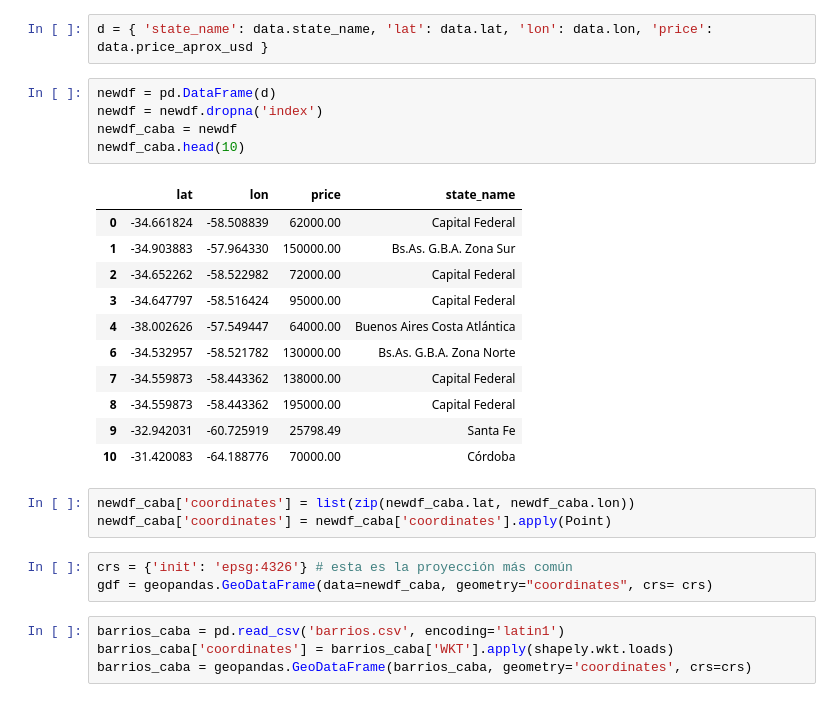
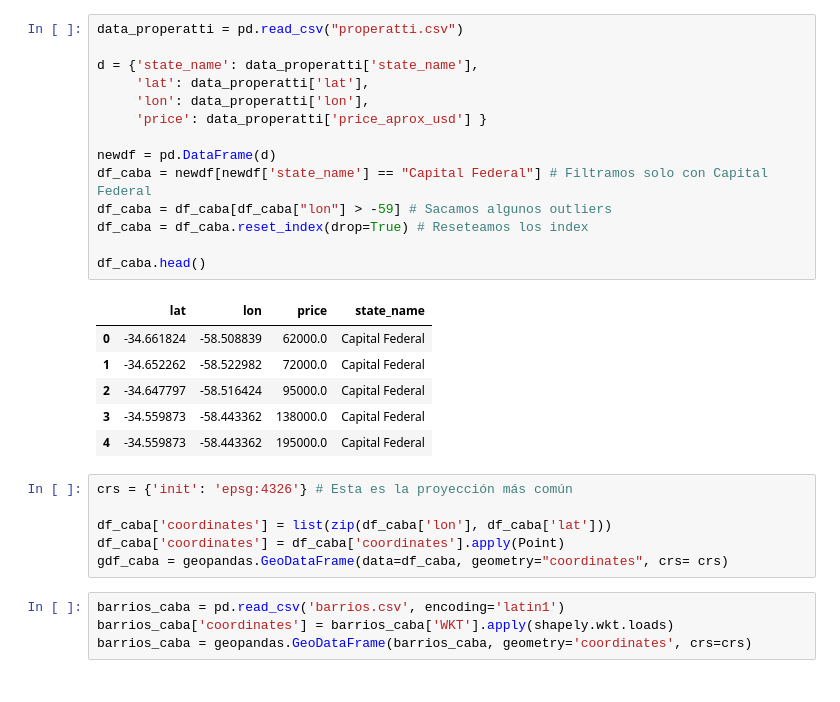
Before and after one commit to GabrielCasal/Digital_House, a Jupyter notebook: TP - SP.ipynb, the cells around one changed output. Cells and saved outputs as stored; diff of their text form.

```diff
--- a/TP - SP.ipynb
+++ b/TP - SP.ipynb
@@ -247,28 +30,30 @@ You should consider upgrading via the 'pip install --upgrade pip' command.
-# %%
-d = { 'state_name': data.state_name, 'lat': data.lat, 'lon': data.lon, 'price': data.price_aprox_usd }
-# %%
-newdf = pd.DataFrame(d)
-newdf = newdf.dropna('index')
-newdf_caba = newdf
-newdf_caba.head(10)
-# %% [output]
-|  | lat | lon | price | state_name |
-| 0 | -34.661824 | -58.508839 | 62000.00 | Capital Federal |
-| 1 | -34.903883 | -57.964330 | 150000.00 | Bs.As. G.B.A. Zona Sur |
-| 2 | -34.652262 | -58.522982 | 72000.00 | Capital Federal |
-| 3 | -34.647797 | -58.516424 | 95000.00 | Capital Federal |
-| 4 | -38.002626 | -57.549447 | 64000.00 | Buenos Aires Costa Atlántica |
-| 6 | -34.532957 | -58.521782 | 130000.00 | Bs.As. G.B.A. Zona Norte |
-| 7 | -34.559873 | -58.443362 | 138000.00 | Capital Federal |
-| 8 | -34.559873 | -58.443362 | 195000.00 | Capital Federal |
-| 9 | -32.942031 | -60.725919 | 25798.49 | Santa Fe |
-| 10 | -31.420083 | -64.188776 | 70000.00 | Córdoba |
-# %%
-newdf_caba['coordinates'] = list(zip(newdf_caba.lat, newdf_caba.lon))
-newdf_caba['coordinates'] = newdf_caba['coordinates'].apply(Point)
+# %%
+data_properatti = pd.read_csv("properatti.csv")
+
+d = {'state_name': data_properatti['state_name'],
+     'lat': data_properatti['lat'],
+     'lon': data_properatti['lon'],
+     'price': data_properatti['price_aprox_usd'] }
+
+newdf = pd.DataFrame(d)
+df_caba = newdf[newdf['state_name'] == "Capital Federal"] # Filtramos solo con Capital Federal
+df_caba = df_caba[df_caba["lon"] > -59] # Sacamos algunos outliers
+df_caba = df_caba.reset_index(drop=True) # Reseteamos los index
+
+df_caba.head()
+# %% [output]
+|  | lat | lon | price | state_name |
+| 0 | -34.661824 | -58.508839 | 62000.0 | Capital Federal |
+| 1 | -34.652262 | -58.522982 | 72000.0 | Capital Federal |
+| 2 | -34.647797 | -58.516424 | 95000.0 | Capital Federal |
+| 3 | -34.559873 | -58.443362 | 138000.0 | Capital Federal |
+| 4 | -34.559873 | -58.443362 | 195000.0 | Capital Federal |
 # %%
-crs = {'init': 'epsg:4326'} # esta es la proyección más común
-gdf = geopandas.GeoDataFrame(data=newdf_caba, geometry="coordinates", crs= crs)
+crs = {'init': 'epsg:4326'} # Esta es la proyección más común
+
+df_caba['coordinates'] = list(zip(df_caba['lon'], df_caba['lat']))
+df_caba['coordinates'] = df_caba['coordinates'].apply(Point)
+gdf_caba = geopandas.GeoDataFrame(data=df_caba, geometry="coordinates", crs= crs)
 # %%
 barrios_caba = pd.read_csv('barrios.csv', encoding='latin1')
 barrios_caba['coordinates'] = barrios_caba['WKT'].apply(shapely.wkt.loads)
```
Also changed, not shown: parts of 36 cells of this notebook.
